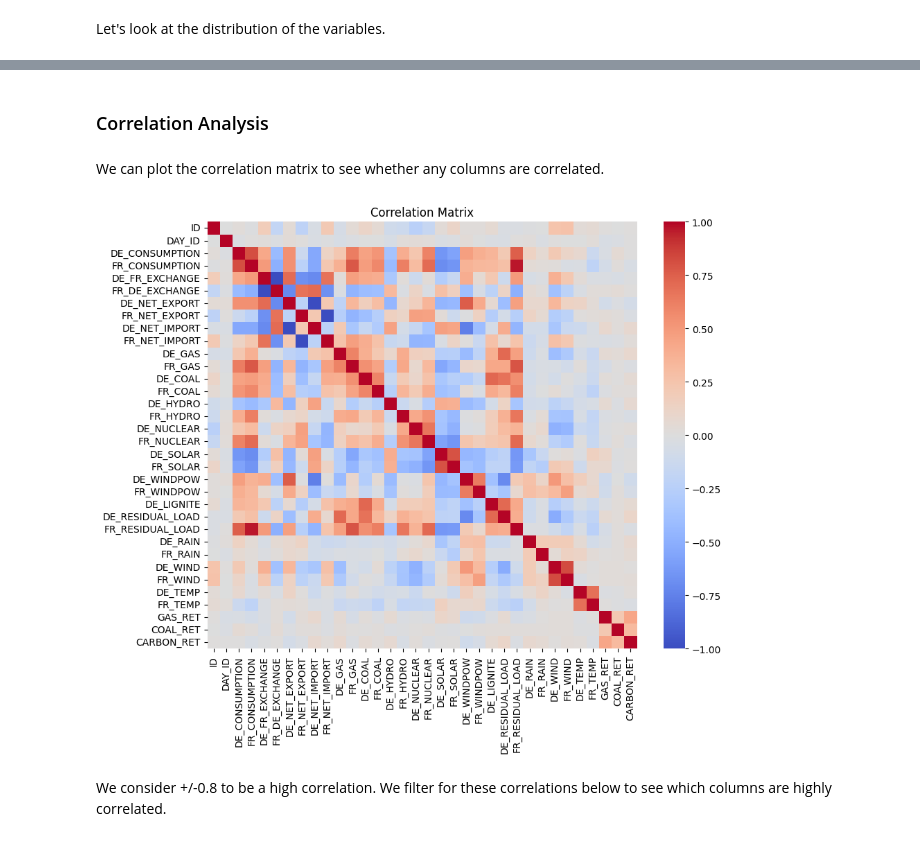
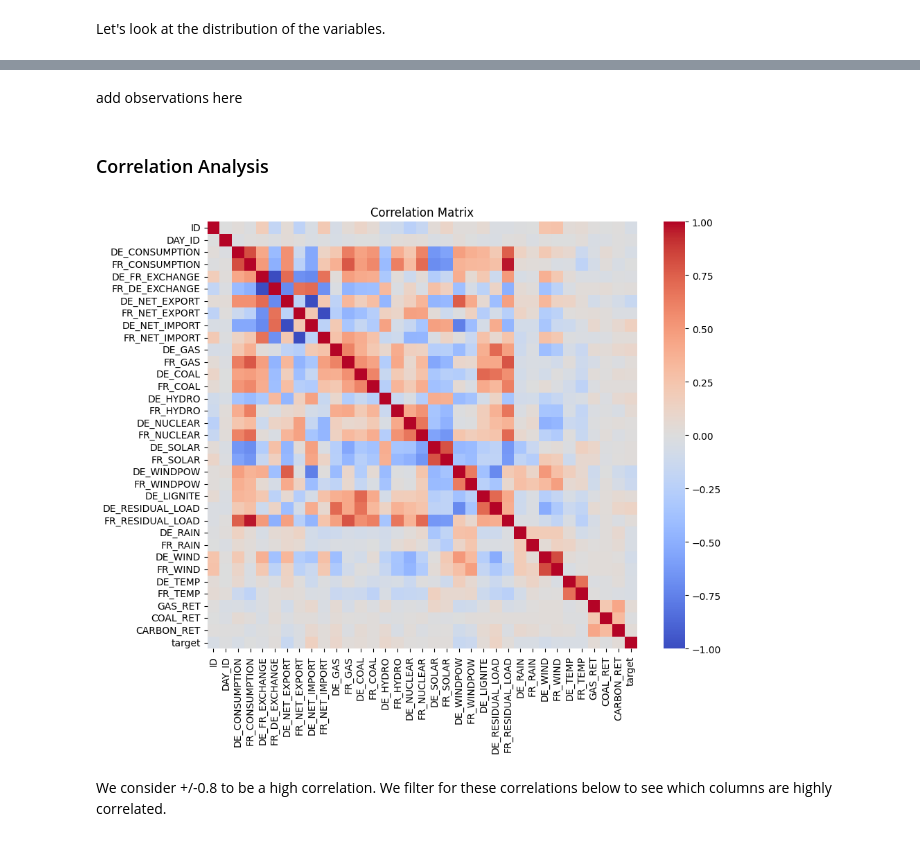
Before and after one commit to rngaili/Electricity-Price-Prediction, a Jupyter notebook: Benchmark_QRT_en.ipynb, the cells around one changed output, grey strips where cells are left out. Drawn from its saved outputs; the diff is of its cells as text; code cells hidden in the pictures.

```diff
--- a/Benchmark_QRT_en.ipynb
+++ b/Benchmark_QRT_en.ipynb
@@ -109,16 +85,17 @@ observations here
+# %% [markdown]
+add observations here
 # %% [markdown]
 ### Correlation Analysis
-# %% [markdown]
-We can plot the correlation matrix to see whether any columns are correlated.
 # %%
+X_train['target'] = Y_train['TARGET']
 numerical_columns = X_train.select_dtypes(include=['float64', 'int64'])
 correlation_matrix = numerical_columns.corr()
 plt.figure(figsize=(10, 8))
 sns.heatmap(correlation_matrix, cmap='coolwarm', fmt=".2f")
 plt.title('Correlation Matrix')
 plt.show()
 # %% [output]
-[figure, old version]
+[figure, new version]
 # %% [markdown]
 We consider +/-0.8 to be a high correlation. We filter for these correlations below to see which columns are highly correlated.
 # %%
```
Also changed, not shown: parts of 42 cells of this notebook.
